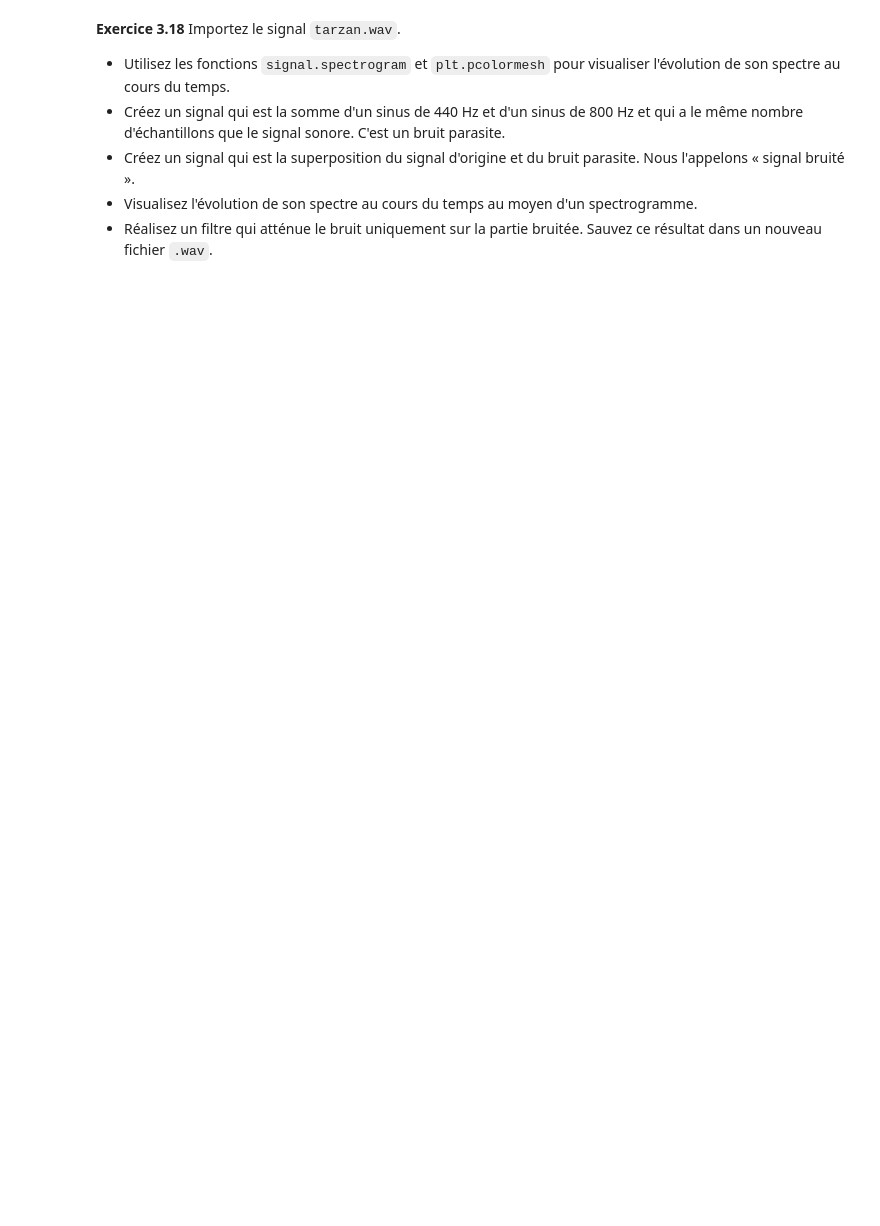
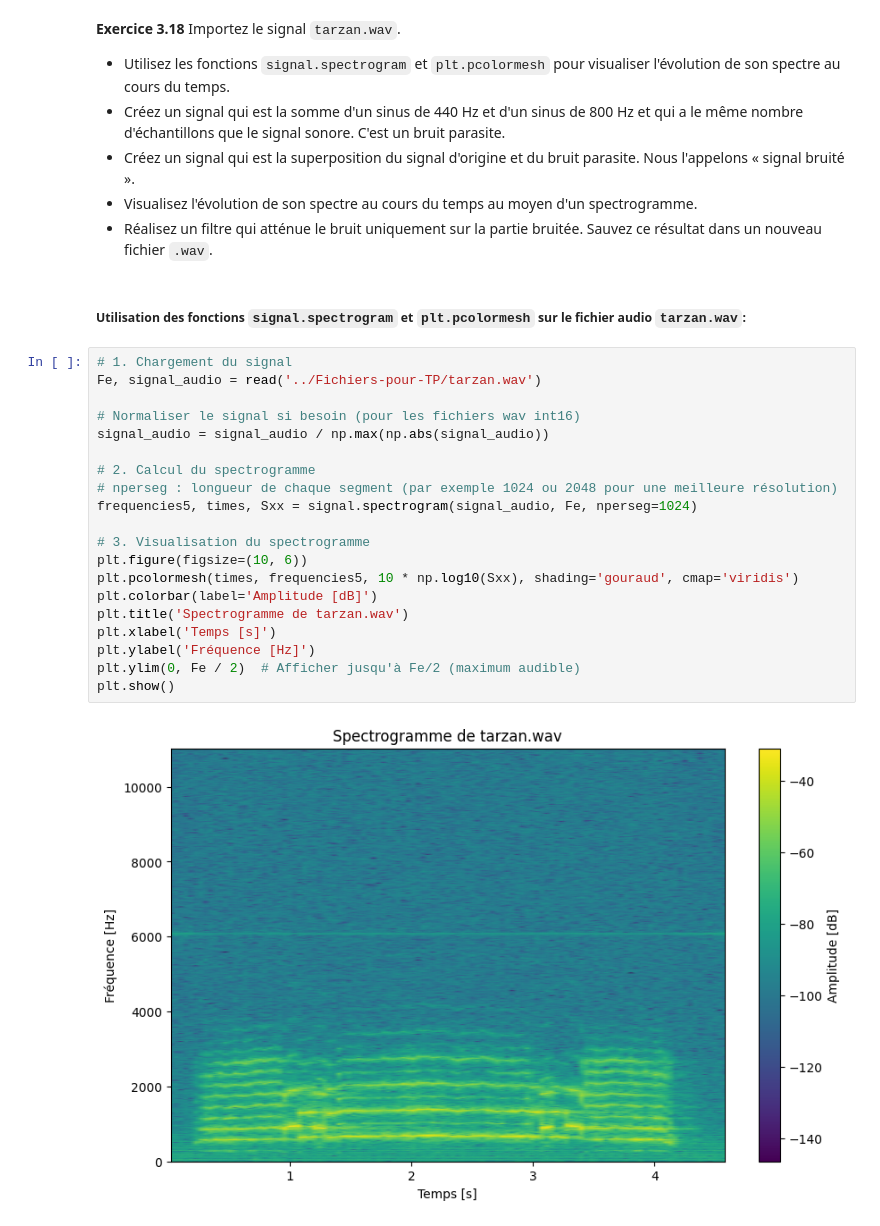
Before and after one commit to Makker5000/Traitement-de-Signaux-Reco-Alarme, a Jupyter notebook: T3032_TP_notebook_seance_Representation fréq de signaux 3.ipynb, the cells around one changed output. Cells and saved outputs as stored; diff of their text form; blank space fills up the shorter version.

```diff
--- a/T3032_TP_notebook_seance_Representation fréq de signaux 3.ipynb
+++ b/T3032_TP_notebook_seance_Representation fréq de signaux 3.ipynb
@@ -387,3 +531,27 @@ Lecture du son filtré (passe-bande)...
 - Créez un signal qui est la superposition du signal d'origine et du bruit parasite. Nous l'appelons « signal bruité ».
 - Visualisez l'évolution de son spectre au cours du temps au moyen d'un spectrogramme.
 - Réalisez un filtre qui atténue le bruit uniquement sur la partie bruitée. Sauvez ce résultat dans un nouveau fichier `.wav`.
+# %% [markdown]
+##### Utilisation des fonctions `signal.spectrogram` et `plt.pcolormesh` sur le fichier audio `tarzan.wav`:
+# %%
+# 1. Chargement du signal
+Fe, signal_audio = read('../Fichiers-pour-TP/tarzan.wav')
+
+# Normaliser le signal si besoin (pour les fichiers wav int16)
+signal_audio = signal_audio / np.max(np.abs(signal_audio))
+
+# 2. Calcul du spectrogramme
+# nperseg : longueur de chaque segment (par exemple 1024 ou 2048 pour une meilleure résolution)
+frequencies5, times, Sxx = signal.spectrogram(signal_audio, Fe, nperseg=1024)
+
+# 3. Visualisation du spectrogramme
+plt.figure(figsize=(10, 6))
+plt.pcolormesh(times, frequencies5, 10 * np.log10(Sxx), shading='gouraud', cmap='viridis')
+plt.colorbar(label='Amplitude [dB]')
+plt.title('Spectrogramme de tarzan.wav')
+plt.xlabel('Temps [s]')
+plt.ylabel('Fréquence [Hz]')
+plt.ylim(0, Fe / 2)  # Afficher jusqu'à Fe/2 (maximum audible)
+plt.show()
+# %% [output]
+[figure, added]
```
Also changed, not shown: parts of 10 cells of this notebook, 5 other files.
